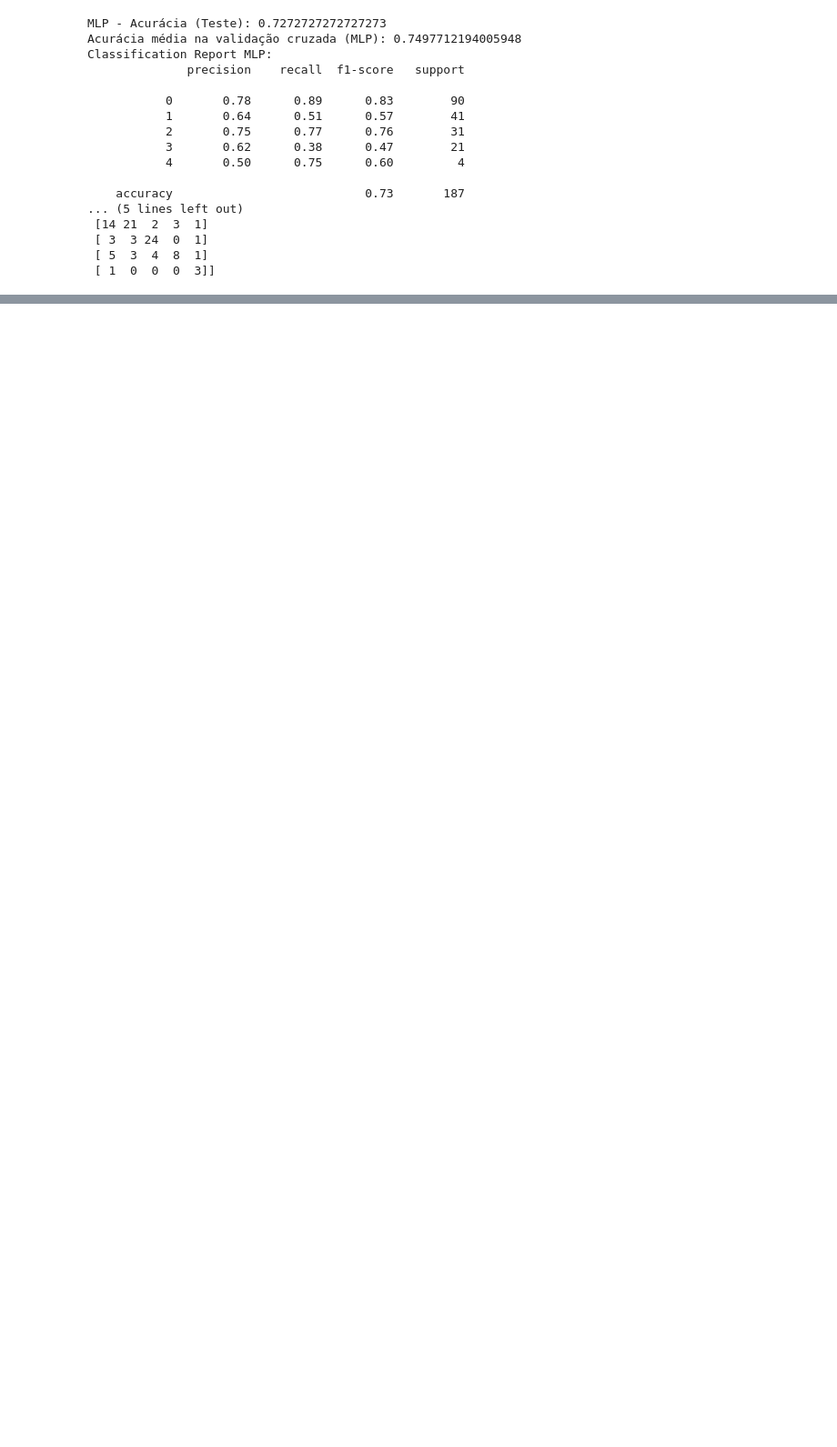
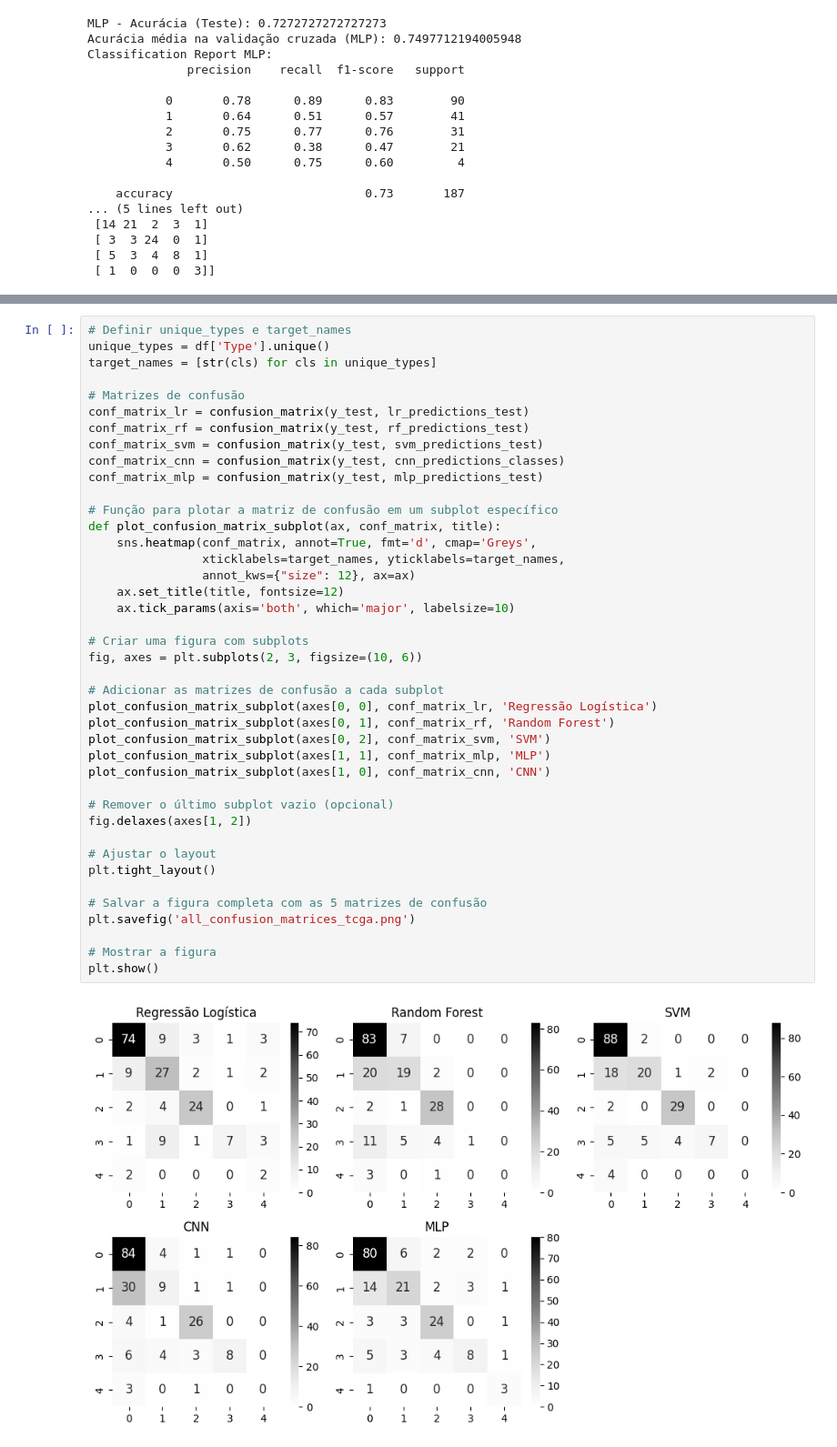
Before and after one commit to anabev/breastcancer-classification, a Jupyter notebook: TCGA Repository/TCGA.ipynb, the cells around one changed output, grey strips where cells are left out. Shown: that part at 91% size. Saved outputs shown, nothing was run; the diff lists cells and outputs as text; blank space fills up the shorter version.

```diff
--- a/TCGA Repository/TCGA.ipynb
+++ b/TCGA Repository/TCGA.ipynb
@@ -333,0 +338,43 @@ Classification Report CNN:
+# %%
+# Definir unique_types e target_names
+unique_types = df['Type'].unique()
+target_names = [str(cls) for cls in unique_types]
+
+# Matrizes de confusão
+conf_matrix_lr = confusion_matrix(y_test, lr_predictions_test)
+conf_matrix_rf = confusion_matrix(y_test, rf_predictions_test)
+conf_matrix_svm = confusion_matrix(y_test, svm_predictions_test)
+conf_matrix_cnn = confusion_matrix(y_test, cnn_predictions_classes)
+conf_matrix_mlp = confusion_matrix(y_test, mlp_predictions_test)
+
+# Função para plotar a matriz de confusão em um subplot específico
+def plot_confusion_matrix_subplot(ax, conf_matrix, title):
+    sns.heatmap(conf_matrix, annot=True, fmt='d', cmap='Greys',
+                xticklabels=target_names, yticklabels=target_names,
+                annot_kws={"size": 12}, ax=ax)
+    ax.set_title(title, fontsize=12)
+    ax.tick_params(axis='both', which='major', labelsize=10)
+
+# Criar uma figura com subplots
+fig, axes = plt.subplots(2, 3, figsize=(10, 6))
+
+# Adicionar as matrizes de confusão a cada subplot
+plot_confusion_matrix_subplot(axes[0, 0], conf_matrix_lr, 'Regressão Logística')
+plot_confusion_matrix_subplot(axes[0, 1], conf_matrix_rf, 'Random Forest')
+plot_confusion_matrix_subplot(axes[0, 2], conf_matrix_svm, 'SVM')
+plot_confusion_matrix_subplot(axes[1, 1], conf_matrix_mlp, 'MLP')
+plot_confusion_matrix_subplot(axes[1, 0], conf_matrix_cnn, 'CNN')
+
+# Remover o último subplot vazio (opcional)
+fig.delaxes(axes[1, 2])
+
+# Ajustar o layout
+plt.tight_layout()
+
+# Salvar a figura completa com as 5 matrizes de confusão
+plt.savefig('all_confusion_matrices_tcga.png')
+
+# Mostrar a figura
+plt.show()
+# %% [output]
+[figure, added]
```
Also changed, not shown: parts of 5 cells of this notebook, 7 other files.
